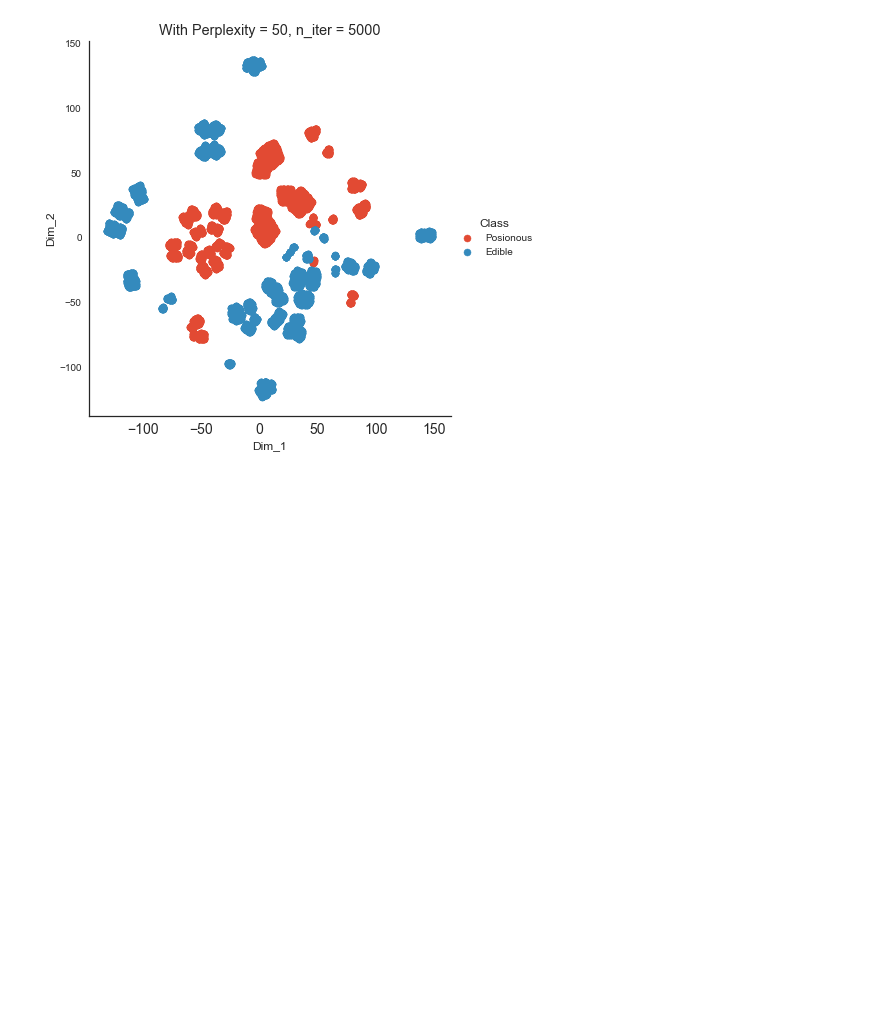
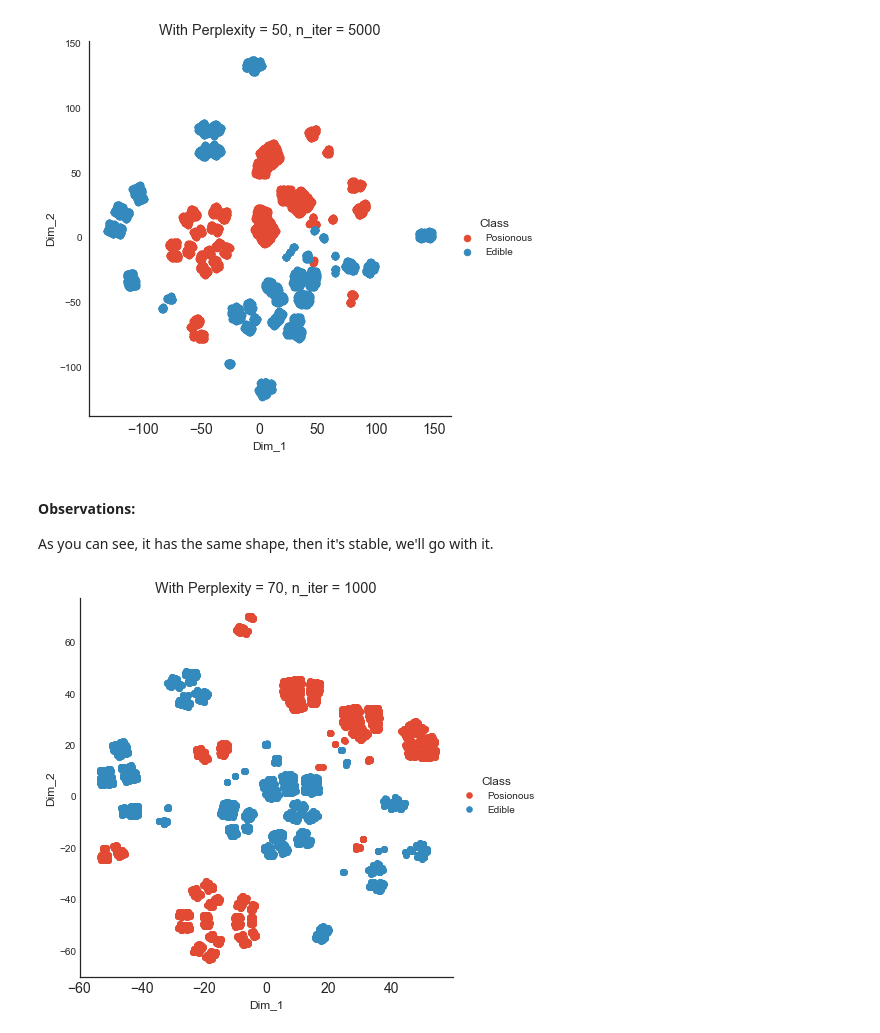
Before and after one commit to MosaabMuhammed/Mushroom-Classification, a Jupyter notebook: Mushroom Classification.ipynb, the cells around one changed output. Saved outputs shown, nothing was run; the diff lists cells and outputs as text; code cells hidden in the pictures; blank space fills up the shorter version.

Commit message:
Data Modeling

```diff
--- a/Mushroom Classification.ipynb
+++ b/Mushroom Classification.ipynb
@@ -711,3 +711,21 @@ sns.FacetGrid(data=df_tsne, hue='Class', size=6)\
 plt.title('With Perplexity = 50, n_iter = 5000');
 # %% [output]
 [figure]
+# %% [markdown]
+#### Observations:
+As you can see, it has the same shape, then it's stable, we'll go with it.
+# %%
+tsne = TSNE(n_components=2, random_state=0, perplexity=100, n_iter=1000)
+X_tsne = tsne.fit_transform(X_std)
+# %%
+# Create a dataframe to plot
+tsne_data = np.vstack((X_tsne.T, y)).T
+df_tsne = pd.DataFrame(data=tsne_data, columns=['Dim_1', 'Dim_2', 'Class'])
+
+# Plot the dataframe
+sns.FacetGrid(data=df_tsne, hue='Class', size=6)\
+   .map(plt.scatter, 'Dim_1', 'Dim_2')\
+   .add_legend()
+plt.title('With Perplexity = 70, n_iter = 1000');
+# %% [output]
+[figure, added]
```
Also changed, not shown: parts of 17 cells of this notebook.
